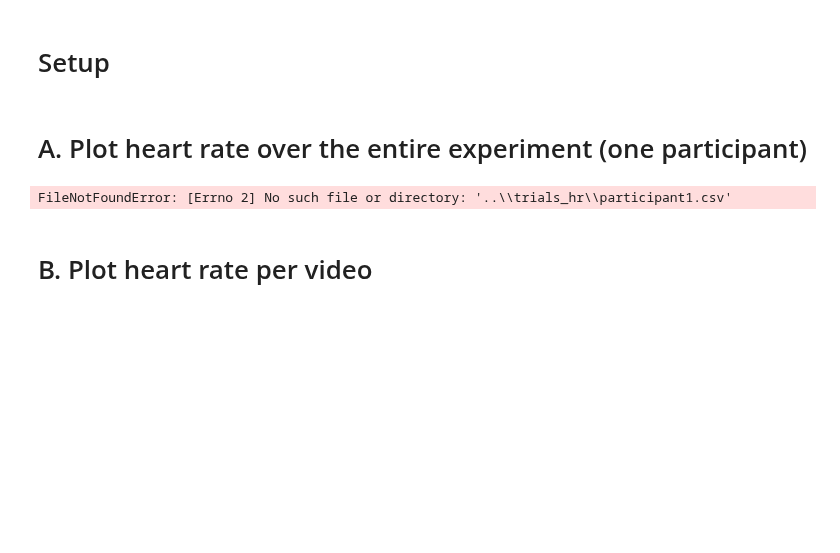
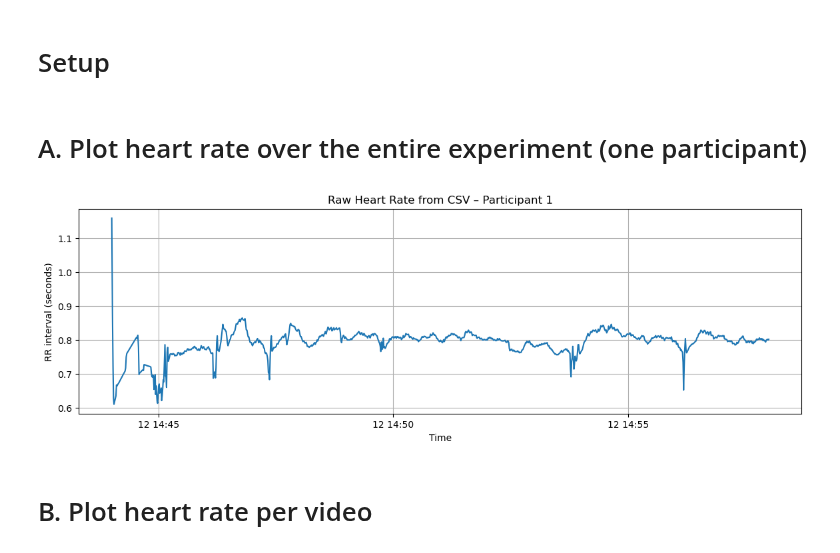
Before and after one commit to BalducciFrancesco/02455-Experiment-In-Cognitive-Science, a Jupyter notebook: analysis/data_visualization.ipynb, the cells around one changed output. Drawn from its saved outputs; the diff is of its cells as text; code cells hidden in the pictures; blank space fills up the shorter version.

```diff
--- a/analysis/data_visualization.ipynb
+++ b/analysis/data_visualization.ipynb
@@ -54,35 +54,35 @@ def load_hr_file(path: str) -> pd.DataFrame:
 
     # numeric columns
     for col in ["RR", "ArtifactCorrectedRR", "RawArtifact"]:
         if col in df.columns:
             df[col] = pd.to_numeric(df[col], errors="coerce")
 
     if "RawArtifact" in df.columns:
         df["RawArtifact"] = df["RawArtifact"].fillna(0).astype(int)
 
     if "ts" in df.columns:
         df["ts"] = pd.to_datetime(df["ts"], errors="coerce")
 
     df = df.dropna(subset=["ts", "ArtifactCorrectedRR"])
     return df
 
 # -------- 2) plot raw HR from CSV (no video cutting) --------
 def plot_raw_hr_csv(participant_id: int):
-    path = f"trials_hr/participant{participant_id}.csv"  # adjust folder if needed
+    path = f"../trials_hr/participant{participant_id}.csv"  # adjust folder if needed
     df = load_hr_file(path)
 
     df["RR_seconds"] = df["ArtifactCorrectedRR"] / 1000.0
 
     plt.figure(figsize=(14, 4))
     plt.plot(df["ts"], df["RR_seconds"], linestyle="-")
     plt.title(f"Raw Heart Rate from CSV – Participant {participant_id}")
     plt.xlabel("Time")
     plt.ylabel("RR interval (seconds)")
     plt.grid(True)
     plt.show()
 plot_raw_hr_csv(1)
 # %% [output]
-FileNotFoundError: [Errno 2] No such file or directory: '..\\trials_hr\\participant1.csv'
+[figure, added]
 # %% [markdown]
 # B. Plot heart rate per video
 # %%
```
Also changed, not shown: 25 other files.
